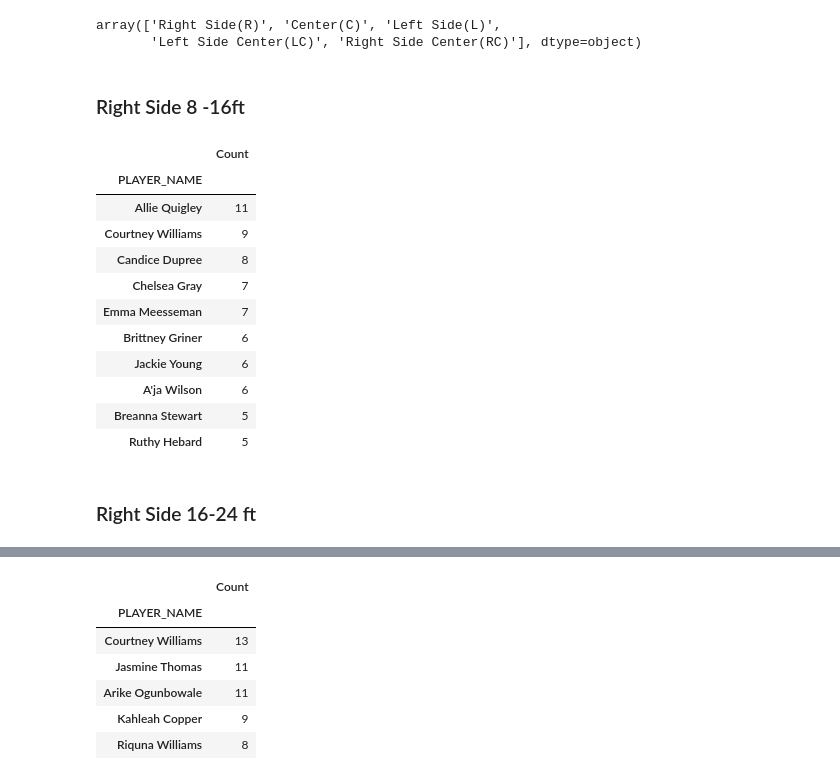
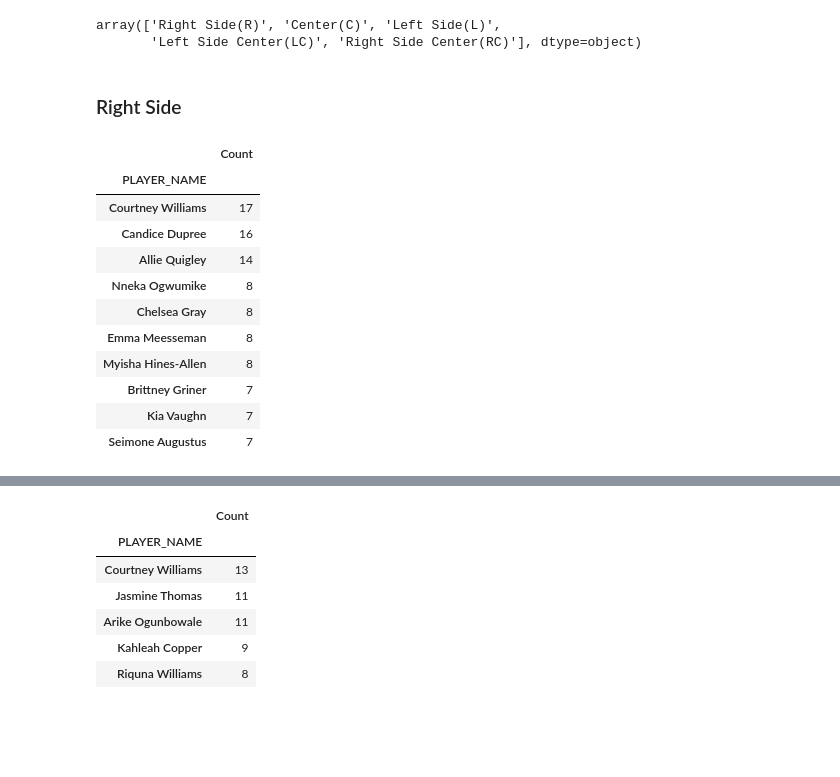
Before and after one commit to stewart-lacy/WNBA, a Jupyter notebook: WNBA_Shooting_2020.ipynb, the cells around one changed output, grey strips where cells are left out. Saved outputs shown, nothing was run; the diff lists cells and outputs as text; code cells hidden in the pictures; blank space fills up the shorter version.

```diff
--- a/WNBA_Shooting_2020.ipynb
+++ b/WNBA_Shooting_2020.ipynb
@@ -92,23 +91,21 @@ Mid_Range.SHOT_ZONE_AREA.unique()
 array(['Right Side(R)', 'Center(C)', 'Left Side(L)',
        'Left Side Center(LC)', 'Right Side Center(RC)'], dtype=object)
 # %% [markdown]
-### Right Side 8 -16ft
+### Right Side
 # %%
 Mid_Range=file_to_load.loc[file_to_load['SHOT_ZONE_BASIC'] == 'Mid-Range']
 Mid_Range_Right = Mid_Range.loc[Mid_Range['SHOT_ZONE_AREA'] =='Right Side(R)']
-Mid_Range_Right_8to16 = Mid_Range_Right.loc[Mid_Range_Right['SHOT_ZONE_RANGE'] == '8-16 ft.']
-Mid_Range_Right_8to16.groupby(by='PLAYER_NAME').sum()['Count'].sort_values(ascending=False).to_frame().head(10)
-#Mid_Range.SHOT_ZONE_AREA.unique()
+Mid_Range_Right.groupby(by='PLAYER_NAME').sum()['Count'].sort_values(ascending=False).to_frame().head(10)
 # %% [output]
 |  | Count |
 | PLAYER_NAME |  |
-| Allie Quigley | 11 |
-| Courtney Williams | 9 |
-| Candice Dupree | 8 |
-| Chelsea Gray | 7 |
-| Emma Meesseman | 7 |
-| Brittney Griner | 6 |
-| Jackie Young | 6 |
-| A'ja Wilson | 6 |
-| Breanna Stewart | 5 |
-| Ruthy Hebard | 5 |
+| Courtney Williams | 17 |
+| Candice Dupree | 16 |
+| Allie Quigley | 14 |
+| Nneka Ogwumike | 8 |
+| Chelsea Gray | 8 |
+| Emma Meesseman | 8 |
+| Myisha Hines-Allen | 8 |
+| Brittney Griner | 7 |
+| Kia Vaughn | 7 |
+| Seimone Augustus | 7 |
@@ -117,2 +111,0 @@ Allie_Quigley_made=Mid_Range_Right_8to16.loc[Mid_Range_Right_8to16['PLAYER_NAME'
-# %% [markdown]
-### Right Side 16-24 ft
```
Also changed, not shown: parts of 67 cells of this notebook, 1 other file.
